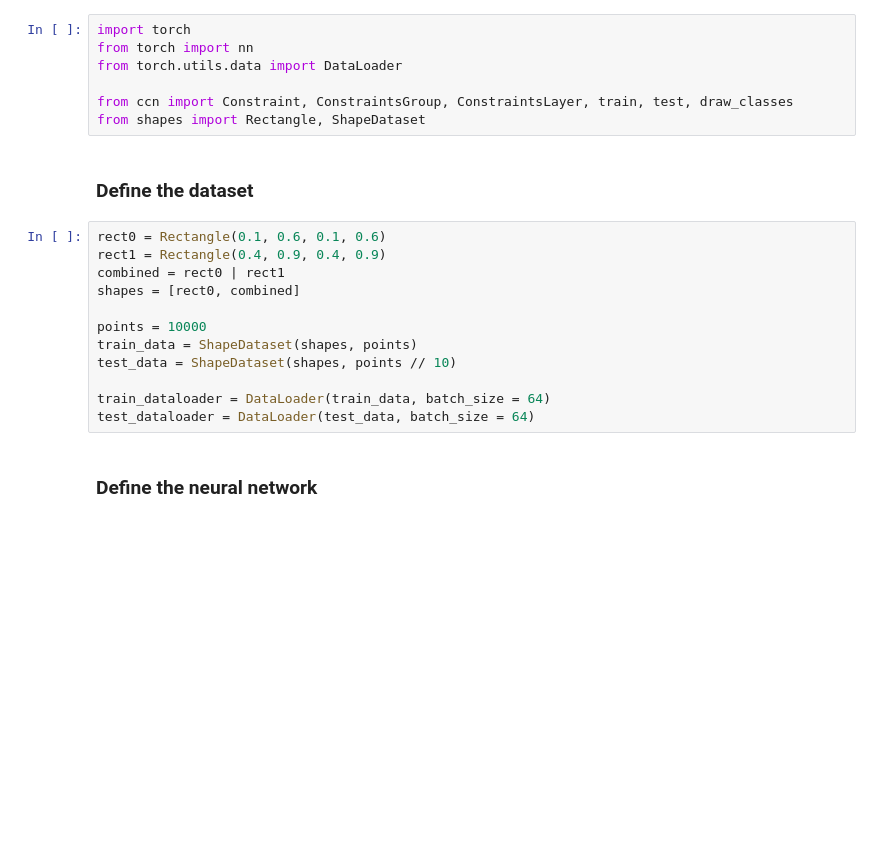
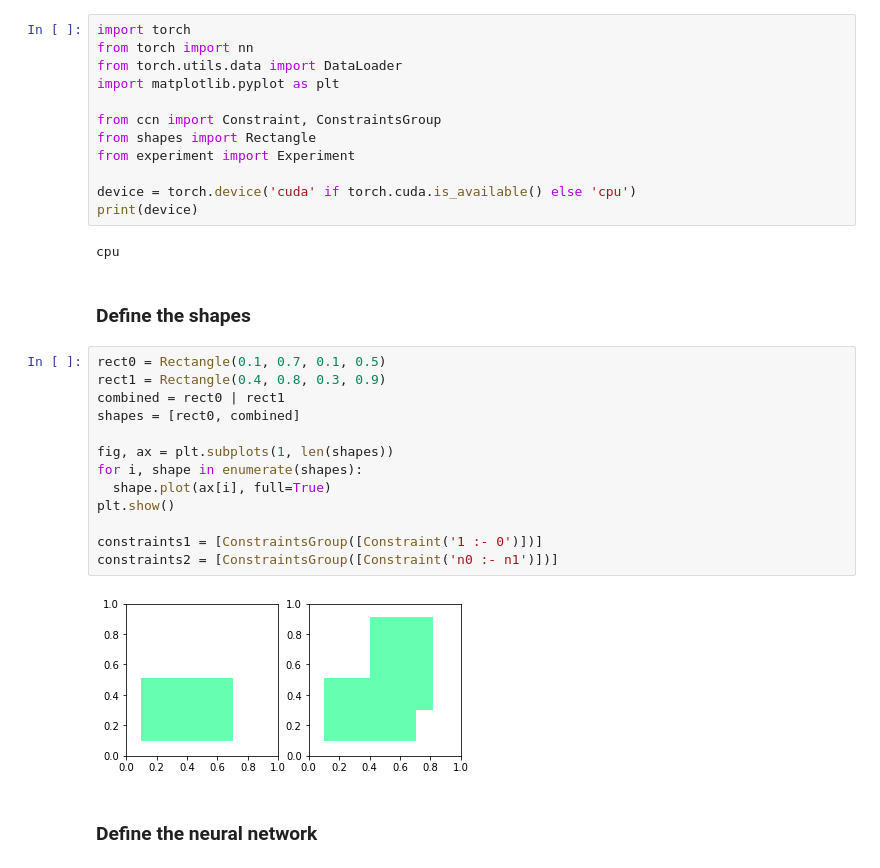
Before and after one commit to atatomir/CCN, a Jupyter notebook: Rectangles.ipynb, the cells around one changed output. Cells and saved outputs as stored; diff of their text form; blank space fills up the shorter version.

Commit message:
Experiment framework

```diff
--- a/Rectangles.ipynb
+++ b/Rectangles.ipynb
@@ -2,23 +2,33 @@
 import torch
 from torch import nn
 from torch.utils.data import DataLoader
+import matplotlib.pyplot as plt
 
-from ccn import Constraint, ConstraintsGroup, ConstraintsLayer, train, test, draw_classes
-from shapes import Rectangle, ShapeDataset
+from ccn import Constraint, ConstraintsGroup
+from shapes import Rectangle
+from experiment import Experiment
+
+device = torch.device('cuda' if torch.cuda.is_available() else 'cpu')
+print(device)
+# %% [output]
+cpu
 # %% [markdown]
-### Define the dataset
+### Define the shapes
 # %%
-rect0 = Rectangle(0.1, 0.6, 0.1, 0.6)
-rect1 = Rectangle(0.4, 0.9, 0.4, 0.9)
+rect0 = Rectangle(0.1, 0.7, 0.1, 0.5)
+rect1 = Rectangle(0.4, 0.8, 0.3, 0.9)
 combined = rect0 | rect1
 shapes = [rect0, combined]
 
-points = 10000
-train_data = ShapeDataset(shapes, points)
-test_data = ShapeDataset(shapes, points // 10)
+fig, ax = plt.subplots(1, len(shapes))
+for i, shape in enumerate(shapes):
+  shape.plot(ax[i], full=True)
+plt.show()
 
-train_dataloader = DataLoader(train_data, batch_size = 64)
-test_dataloader = DataLoader(test_data, batch_size = 64)
+constraints1 = [ConstraintsGroup([Constraint('1 :- 0')])]
+constraints2 = [ConstraintsGroup([Constraint('n0 :- n1')])]
+# %% [output]
+[figure, added]
 # %% [markdown]
 ### Define the neural network
 # %%
```
Also changed, not shown: parts of 6 cells of this notebook, 10 other files.
